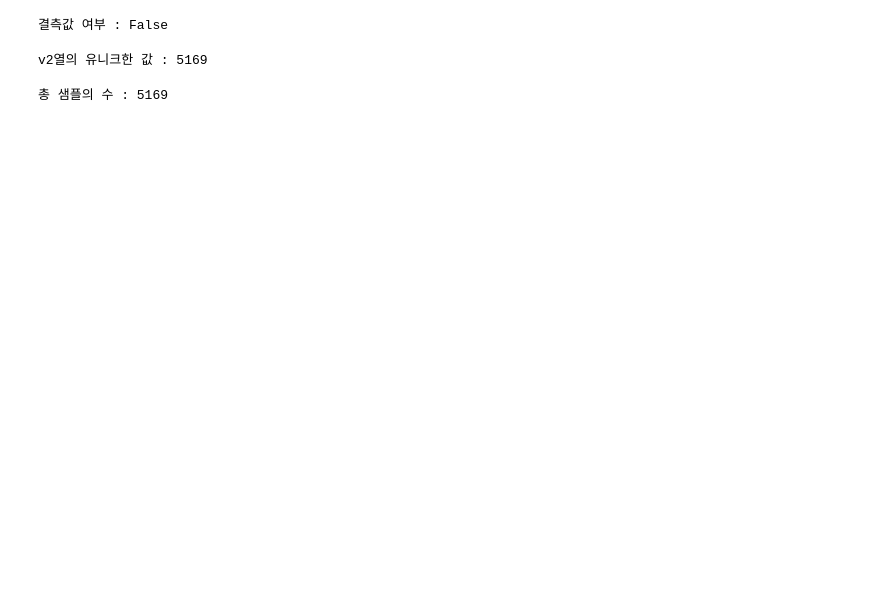
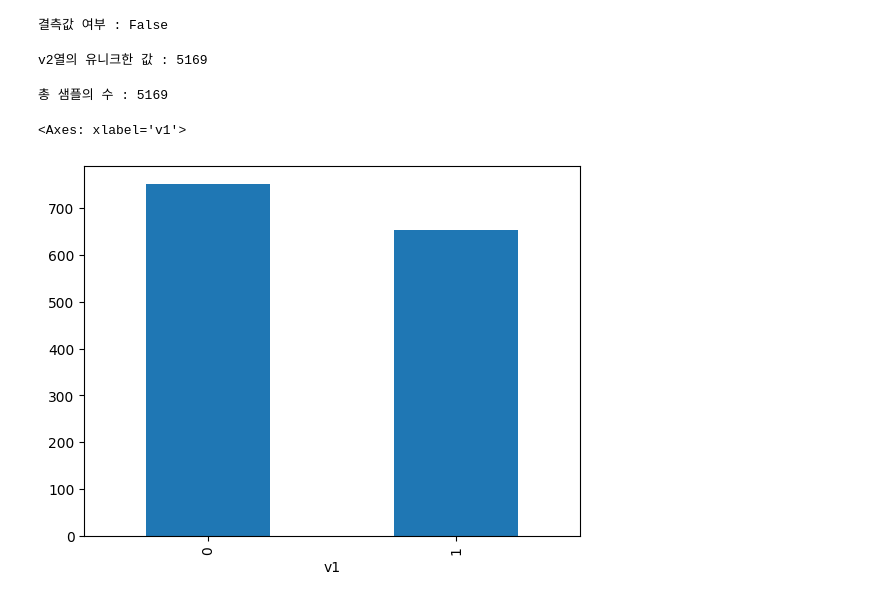
Before and after one commit to HectorSin/TIL, a Jupyter notebook: Modu_lab/nlp/spam.ipynb, the cells around one changed output. Saved outputs shown, nothing was run; the diff lists cells and outputs as text; code cells hidden in the pictures; blank space fills up the shorter version.

```diff
--- a/Modu_lab/nlp/spam.ipynb
+++ b/Modu_lab/nlp/spam.ipynb
@@ -67,3 +103,8 @@ print('총 샘플의 수 :',len(data))
+# %%
+data1['v1'].value_counts().plot(kind='bar')
+# %% [output]
+<Axes: xlabel='v1'>
+[figure, added]
 # %%
 data['v1'].value_counts().plot(kind='bar')
 # %% [output]
```
Also changed, not shown: parts of 19 cells of this notebook, 38 other files.
